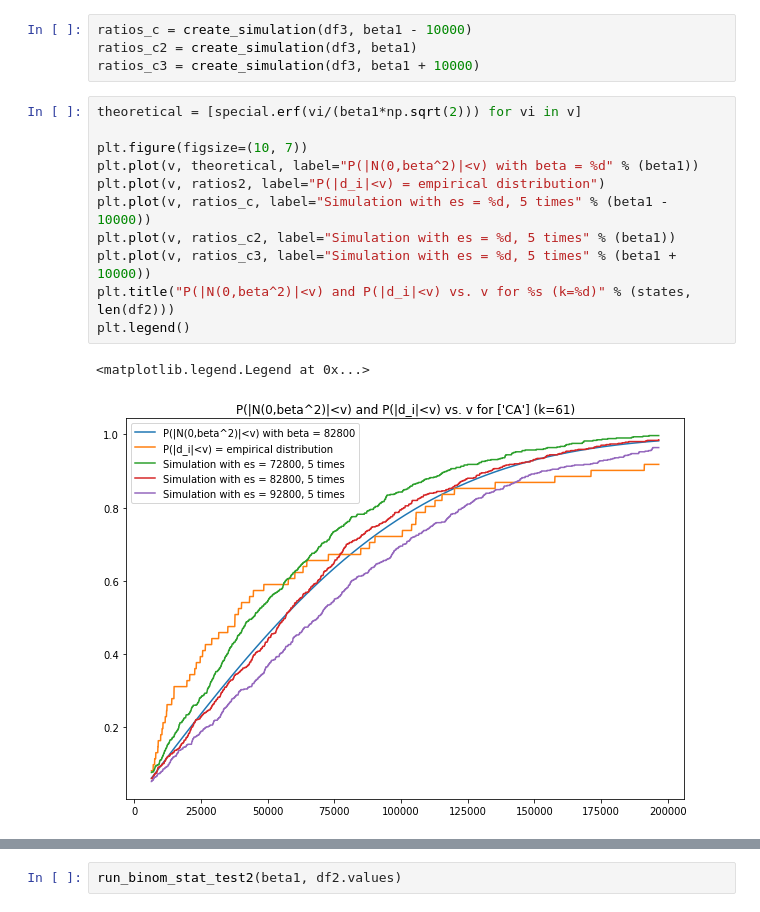
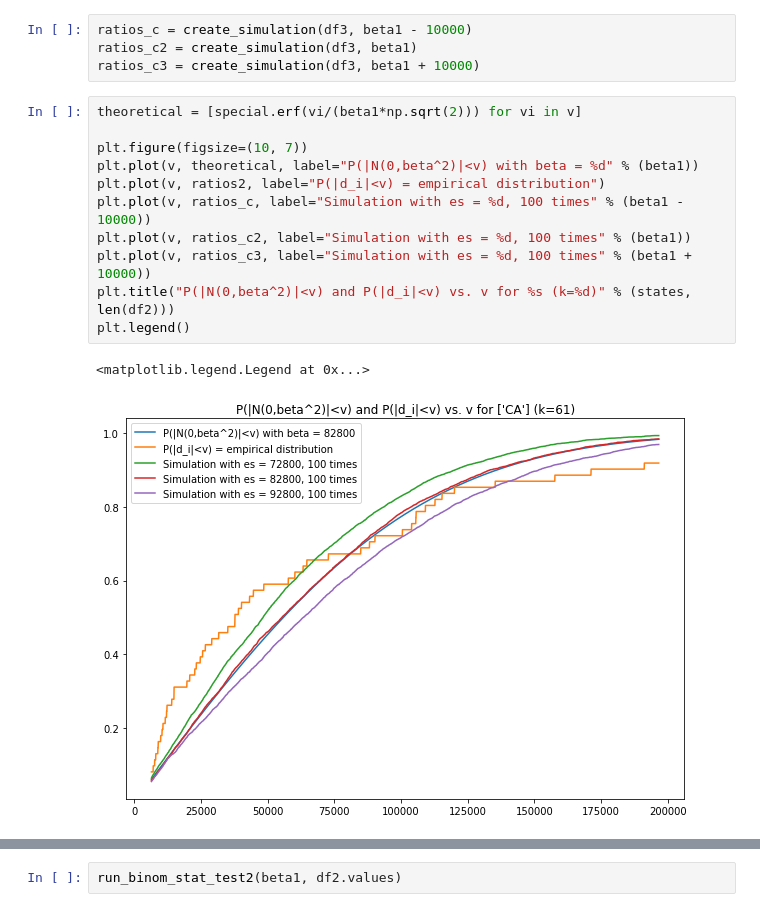
Before and after one commit to guanzgrace/risk-adj-3, a Jupyter notebook: Feb-Modular-StatTest2-CA.ipynb, the cells around one changed output, grey strips where cells are left out. Saved outputs shown, nothing was run; the diff lists cells and outputs as text.

```diff
--- a/Feb-Modular-StatTest2-CA.ipynb
+++ b/Feb-Modular-StatTest2-CA.ipynb
@@ -211,17 +211,17 @@ ratios_c3 = create_simulation(df3, beta1 + 10000)
 # %%
 theoretical = [special.erf(vi/(beta1*np.sqrt(2))) for vi in v]
 
 plt.figure(figsize=(10, 7))
 plt.plot(v, theoretical, label="P(|N(0,beta^2)|<v) with beta = %d" % (beta1))
 plt.plot(v, ratios2, label="P(|d_i|<v) = empirical distribution")
-plt.plot(v, ratios_c, label="Simulation with es = %d, 5 times" % (beta1 - 10000))
-plt.plot(v, ratios_c2, label="Simulation with es = %d, 5 times" % (beta1))
-plt.plot(v, ratios_c3, label="Simulation with es = %d, 5 times" % (beta1 + 10000))
+plt.plot(v, ratios_c, label="Simulation with es = %d, 100 times" % (beta1 - 10000))
+plt.plot(v, ratios_c2, label="Simulation with es = %d, 100 times" % (beta1))
+plt.plot(v, ratios_c3, label="Simulation with es = %d, 100 times" % (beta1 + 10000))
 plt.title("P(|N(0,beta^2)|<v) and P(|d_i|<v) vs. v for %s (k=%d)" % (states, len(df2)))
 plt.legend()
 # %% [output]
 <matplotlib.legend.Legend at 0x...>
-[figure, old version]
+[figure, new version]
 # %%
 run_test_against_simulation(df2, beta1, ratios2)
 # %% [output]
```
Also changed, not shown: parts of 1 cell of this notebook, 2 other files.
